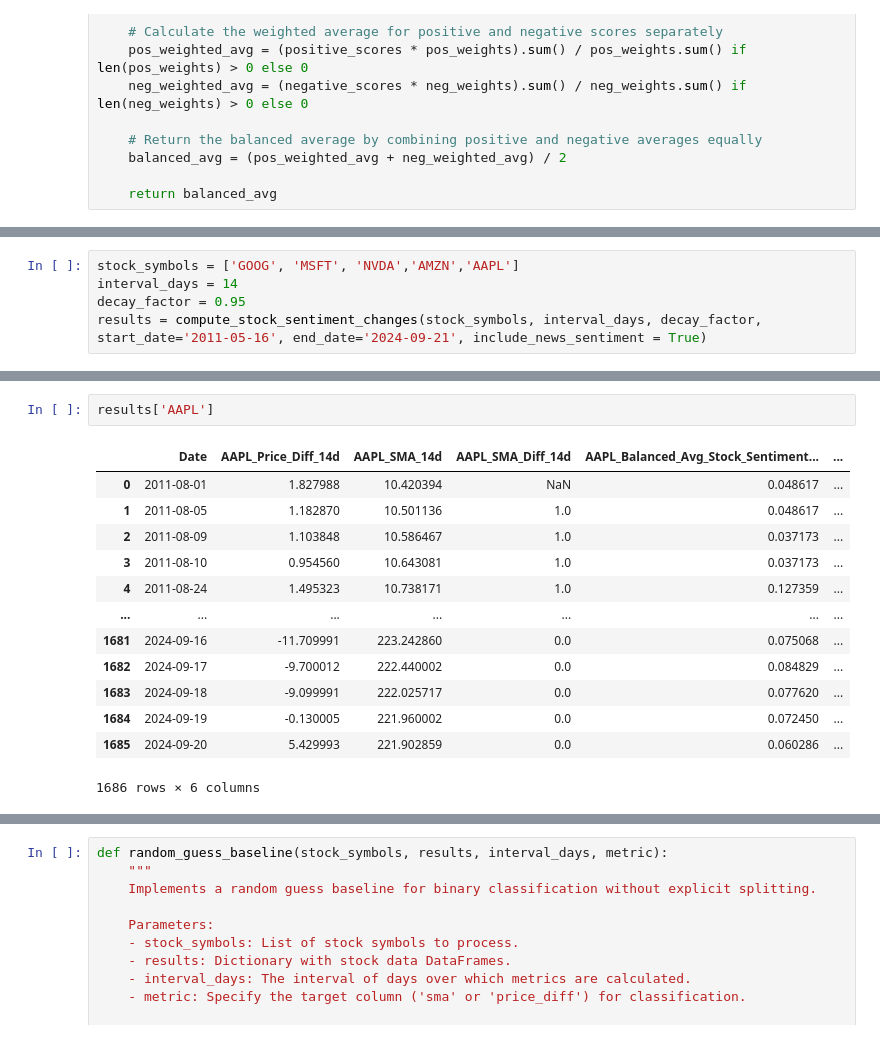
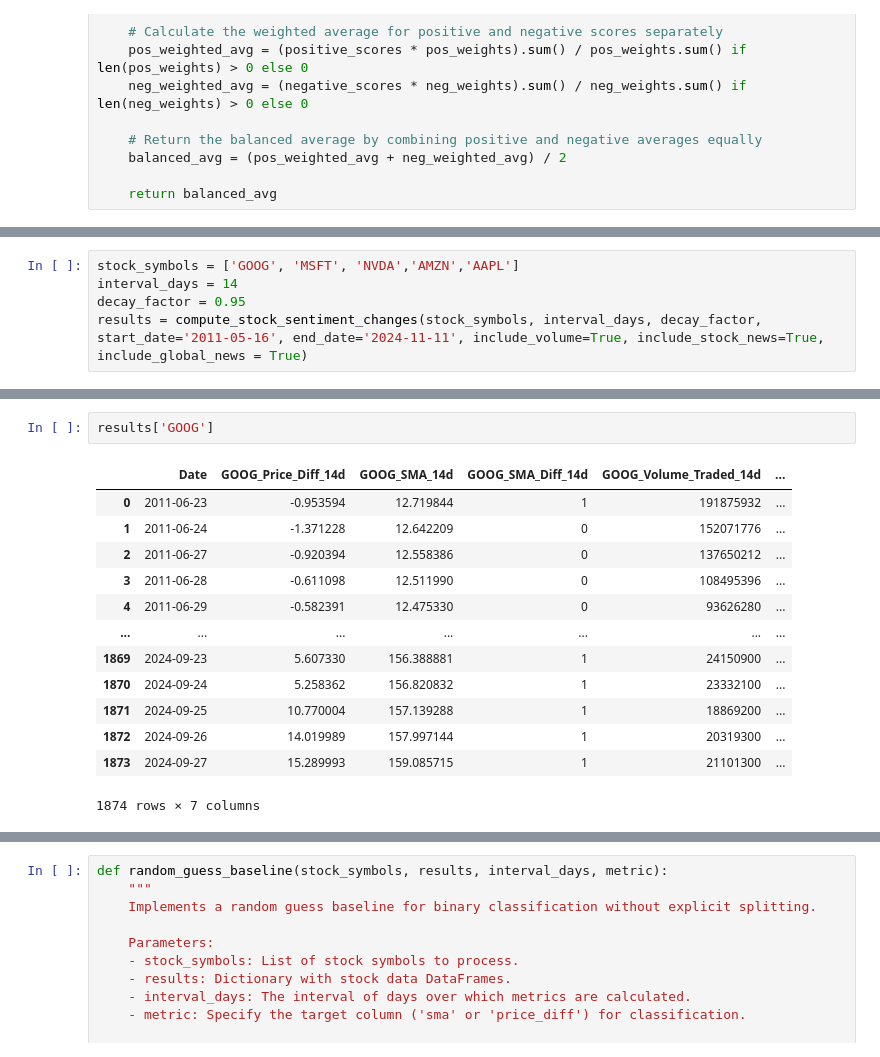
Before and after one commit to rishabhtyagi989/SIGNS_2024, a Jupyter notebook: Model_building.ipynb, the cells around one changed output, grey strips where cells are left out. Saved outputs shown, nothing was run; the diff lists cells and outputs as text.

```diff
--- a/Model_building.ipynb
+++ b/Model_building.ipynb
@@ -191,4 +216,4 @@ def compute_stock_sentiment_changes(stock_symbols, interval_days, decay_factor,
 stock_symbols = ['GOOG', 'MSFT', 'NVDA','AMZN','AAPL']
 interval_days = 14
 decay_factor = 0.95
-results = compute_stock_sentiment_changes(stock_symbols, interval_days, decay_factor, start_date='2011-05-16', end_date='2024-09-21', include_news_sentiment = True)
+results = compute_stock_sentiment_changes(stock_symbols, interval_days, decay_factor, start_date='2011-05-16', end_date='2024-11-11', include_volume=True, include_stock_news=True, include_global_news = True)
@@ -195,17 +238,17 @@ results = compute_stock_sentiment_changes(stock_symbols, interval_days, decay_fa
 # %%
-results['AAPL']
+results['GOOG']
 # %% [output]
-|  | Date | AAPL_Price_Diff_14d | AAPL_SMA_14d | AAPL_SMA_Diff_14d | AAPL_Balanced_Avg_Stock_Sentiment... | ... |
-| 0 | 2011-08-01 | 1.827988 | 10.420394 | NaN | 0.048617 | ... |
-| 1 | 2011-08-05 | 1.182870 | 10.501136 | 1.0 | 0.048617 | ... |
-| 2 | 2011-08-09 | 1.103848 | 10.586467 | 1.0 | 0.037173 | ... |
-| 3 | 2011-08-10 | 0.954560 | 10.643081 | 1.0 | 0.037173 | ... |
-| 4 | 2011-08-24 | 1.495323 | 10.738171 | 1.0 | 0.127359 | ... |
+|  | Date | GOOG_Price_Diff_14d | GOOG_SMA_14d | GOOG_SMA_Diff_14d | GOOG_Volume_Traded_14d | ... |
+| 0 | 2011-06-23 | -0.953594 | 12.719844 | 1 | 191875932 | ... |
+| 1 | 2011-06-24 | -1.371228 | 12.642209 | 0 | 152071776 | ... |
+| 2 | 2011-06-27 | -0.920394 | 12.558386 | 0 | 137650212 | ... |
+| 3 | 2011-06-28 | -0.611098 | 12.511990 | 0 | 108495396 | ... |
+| 4 | 2011-06-29 | -0.582391 | 12.475330 | 0 | 93626280 | ... |
 | ... | ... | ... | ... | ... | ... | ... |
-| 1681 | 2024-09-16 | -11.709991 | 223.242860 | 0.0 | 0.075068 | ... |
-| 1682 | 2024-09-17 | -9.700012 | 222.440002 | 0.0 | 0.084829 | ... |
-| 1683 | 2024-09-18 | -9.099991 | 222.025717 | 0.0 | 0.077620 | ... |
-| 1684 | 2024-09-19 | -0.130005 | 221.960002 | 0.0 | 0.072450 | ... |
-| 1685 | 2024-09-20 | 5.429993 | 221.902859 | 0.0 | 0.060286 | ... |
+| 1869 | 2024-09-23 | 5.607330 | 156.388881 | 1 | 24150900 | ... |
+| 1870 | 2024-09-24 | 5.258362 | 156.820832 | 1 | 23332100 | ... |
+| 1871 | 2024-09-25 | 10.770004 | 157.139288 | 1 | 18869200 | ... |
+| 1872 | 2024-09-26 | 14.019989 | 157.997144 | 1 | 20319300 | ... |
+| 1873 | 2024-09-27 | 15.289993 | 159.085715 | 1 | 21101300 | ... |
-1686 rows × 6 columns
+1874 rows × 7 columns
 # %%
```
Also changed, not shown: parts of 16 cells of this notebook.
